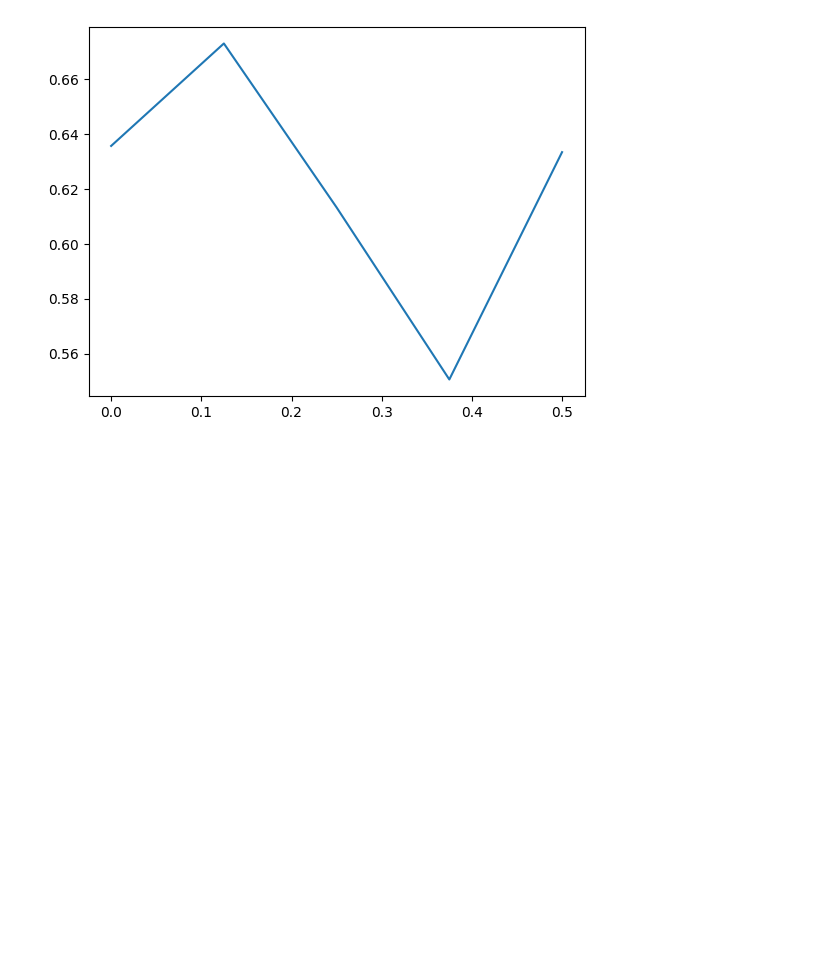
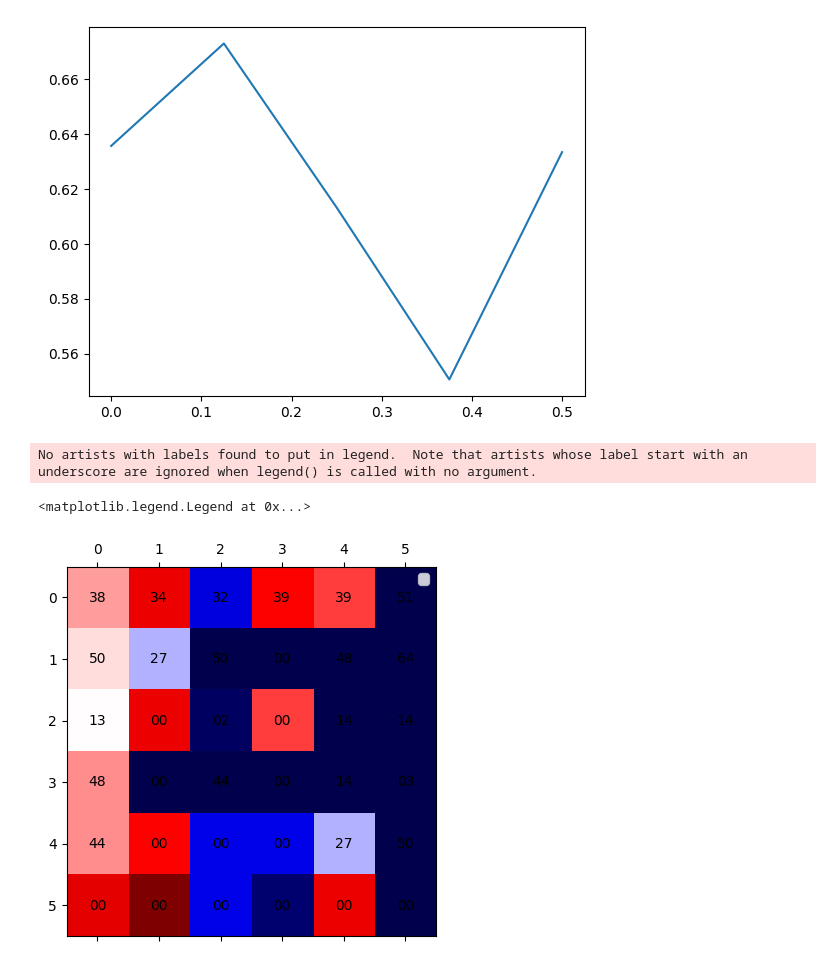
Before and after one commit to JacekCzupyt/RBC-Zubat, a Jupyter notebook: analysis/unranked_tests.ipynb, the cells around one changed output. Saved outputs shown, nothing was run; the diff lists cells and outputs as text; code cells hidden in the pictures; blank space fills up the shorter version.

```diff
--- a/analysis/unranked_tests.ipynb
+++ b/analysis/unranked_tests.ipynb
@@ -156,3 +156,19 @@ plt.plot(res.keys(), res.values())
 # %% [output]
 [<matplotlib.lines.Line2D at 0x...>]
 [figure]
+# %%
+opp = "StrangeFish2"
+
+fig, ax = plt.subplots()
+
+data = [[len(games[opp][u][r]) for r in games[opp]] for u in games[opp]]
+
+ax.matshow(data, cmap='seismic')
+for (i, j), z in np.ndenumerate(data):
+    ax.text(i, j, f"{z:02}", ha='center', va='center')
+
+ax.legend()
+# %% [output]
+No artists with labels found to put in legend.  Note that artists whose label start with an underscore are ignored when legend() is called with no argument.
+<matplotlib.legend.Legend at 0x...>
+[figure, added]
```
Also changed, not shown: parts of 1 cell of this notebook.
